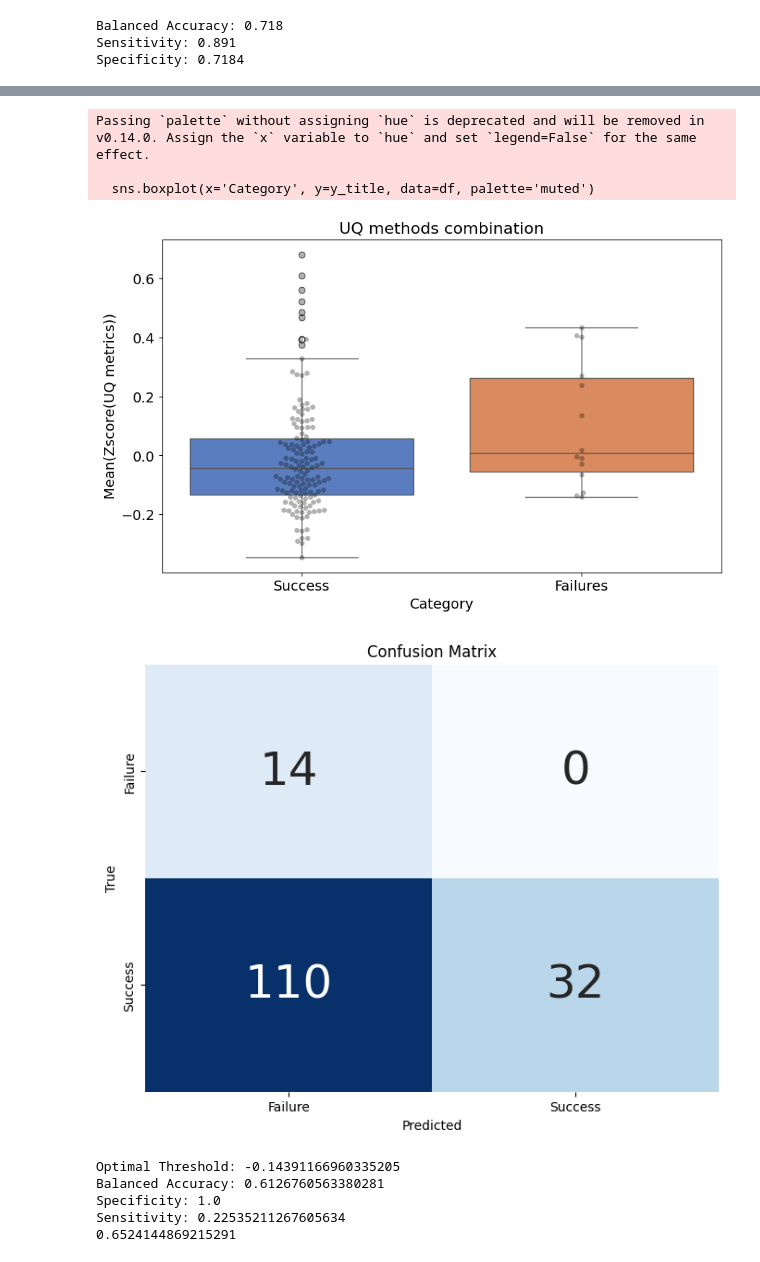
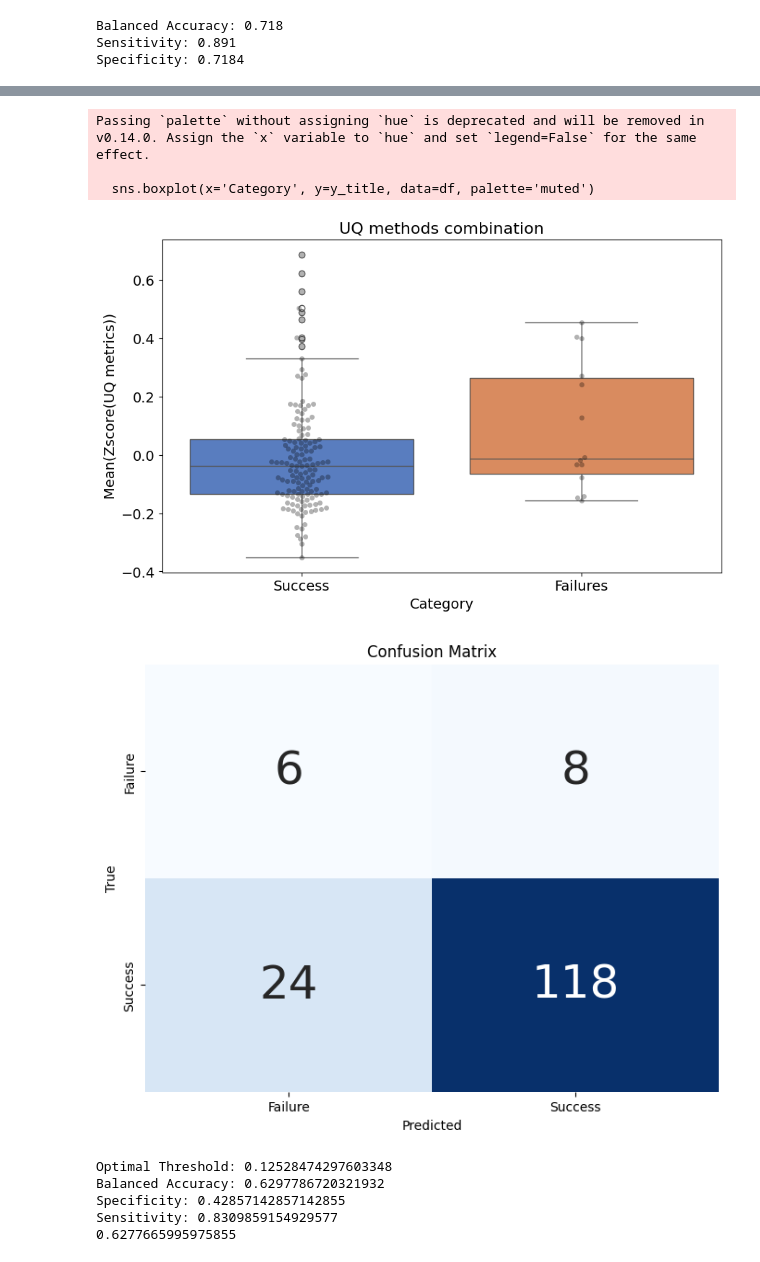
Before and after one commit to pstnmz/UQ_toolbox, a Jupyter notebook: medMNIST/UQ_test_metrics.ipynb, the cells around one changed output, grey strips where cells are left out. Saved outputs shown, nothing was run; the diff lists cells and outputs as text; code cells hidden in the pictures.

Commit message:
calibration results for perceptron training

```diff
--- a/medMNIST/UQ_test_metrics.ipynb
+++ b/medMNIST/UQ_test_metrics.ipynb
@@ -456,7 +456,7 @@ def call_UQ_methods(methods, models, y_prob, digits, y_true, digits_calib, y_tru
         elif method == 'TTA':
             metric = computeTTA('randaugment', models, test_loader_tta, device, num_classes=2, image_normalization=True)
             display_UQ_results(metric, correct_predictions, incorrect_predictions, 'std', 'TTA', optim_metric=optim_metric, swarmplot=swarmplot)
-        elif method == 'TTA_GPS':
+        elif method == 'GPS':
             metric = computeTTA('GPS', models, test_loader_tta, device, num_classes=2, correct_predictions_calibration=correct_predictions_calibration, incorrect_predictions_calibration=incorrect_predictions_calibration, image_normalization=image_normalization, aug_folder=aug_folder, max_iterations=10, gps_augment=gps_augment)
             display_UQ_results(metric, correct_predictions, incorrect_predictions, 'std', 'GPS', optim_metric=optim_metric, swarmplot=swarmplot)
         elif method == 'KNNshap':
@@ -504,8 +504,10 @@ y_true_calibration, y_scores_calibration, digits_calib, indiv_scores_calib = tes
 
 if task_type == 'binary-class':
     y_prob = y_scores
+    y_prob_calibration = y_scores_calibration
 else:
     y_prob = apply_softmax(y_scores)
+    y_prob_calibration = apply_softmax(y_scores_calibration)
 
 if task_type == 'binary-class':
     correct_predictions = [i for i in range(len(y_true)) if (y_true[i] == 1 and y_scores[i] > 0.5) or (y_true[i] == 0 and y_scores[i] <= 0.5)]
@@ -600,0 +603,23 @@ fold n4
+# %%
+models = [model.to(device) for model in models]
+latent_spaces_calibration = []
+shap_values_folds_calibration = []
+success_folds_calibration = []
+labels_fold_calibration = []
+for fold in range(0, 5):
+    print('fold n' + str(fold))
+    classifier_head = ClassifierHeadWrapper(models[fold]).to(device)
+    # Compute SHAP values for the penultimate layer
+    shap_values, shap_features, labels, success = uq.extract_latent_space_and_compute_shap_importance(
+        model=models[fold],
+        data_loader=test_loader,
+        device=device,
+        layer_to_be_hooked=models[fold].avgpool,
+        classifierheadwrapper=classifier_head,
+        importance=True,
+        max_background_samples=156
+    )
+    latent_spaces_calibration.append(shap_features)
+    shap_values_folds_calibration.append(shap_values)
+    success_folds_calibration.append(success.squeeze() if success.ndim > 1 else success)
+    labels_fold_calibration.append(labels.squeeze() if labels.ndim > 1 else labels)
@@ -695,13 +755,29 @@ mean_values = uq.standardize_and_mean_ensembling(np.column_stack((MSR_scaled, st
+# %%
+mean_values = uq.standardize_and_ensemble(
+	np.column_stack(
+		[uq_metrics[i][1] for i in range(len(uq_metrics)) if uq_metrics[i][0] in ['MSR_temp_scale', 'Ensembling', 'GPS', 'KNNshap']]
+	), 'mean'
+)
+min_values = uq.standardize_and_ensemble(
+	np.column_stack(
+		[uq_metrics[i][1] for i in range(len(uq_metrics)) if uq_metrics[i][0] in ['MSR_temp_scale', 'Ensembling', 'GPS', 'KNNshap']]
+	), 'min'
+)
+max_values = uq.standardize_and_ensemble(
+    np.column_stack(
+        [uq_metrics[i][1] for i in range(len(uq_metrics)) if uq_metrics[i][0] in ['MSR_temp_scale', 'Ensembling', 'GPS', 'KNNshap']]
+	), 'max'
+)
 # %%
-display_UQ_results(mean_values, correct_predictions, incorrect_predictions, 'Mean(Zscore(UQ metrics))', 'UQ methods combination', optim_metric='specificity', swarmplot=True)
+display_UQ_results(mean_values, correct_predictions, incorrect_predictions, 'Mean(Zscore(UQ metrics))', 'UQ methods combination', optim_metric='balanced_accuracy', swarmplot=True)
 # %% [output]
 Passing `palette` without assigning `hue` is deprecated and will be removed in v0.14.0. Assign the `x` variable to `hue` and set `legend=False` for the same effect.
 
   sns.boxplot(x='Category', y=y_title, data=df, palette='muted')
-[figure, old version]
+[figure, new version]
-[figure, old version]
+[figure, new version]
-Optimal Threshold: -0.14391166960335205
-Balanced Accuracy: 0.6126760563380281
-Specificity: 1.0
-Sensitivity: 0.22535211267605634
-0.6524144869215291
+Optimal Threshold: 0.12528474297603348
+Balanced Accuracy: 0.6297786720321932
+Specificity: 0.42857142857142855
+Sensitivity: 0.8309859154929577
+0.6277665995975855
```
Also changed, not shown: parts of 19 cells of this notebook, 3 other files.
